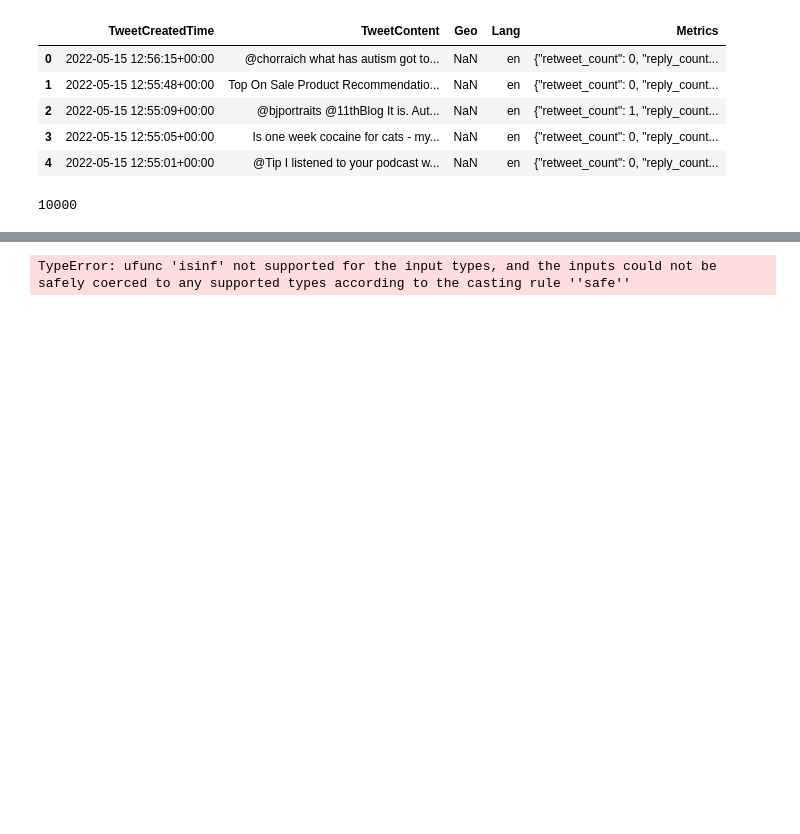
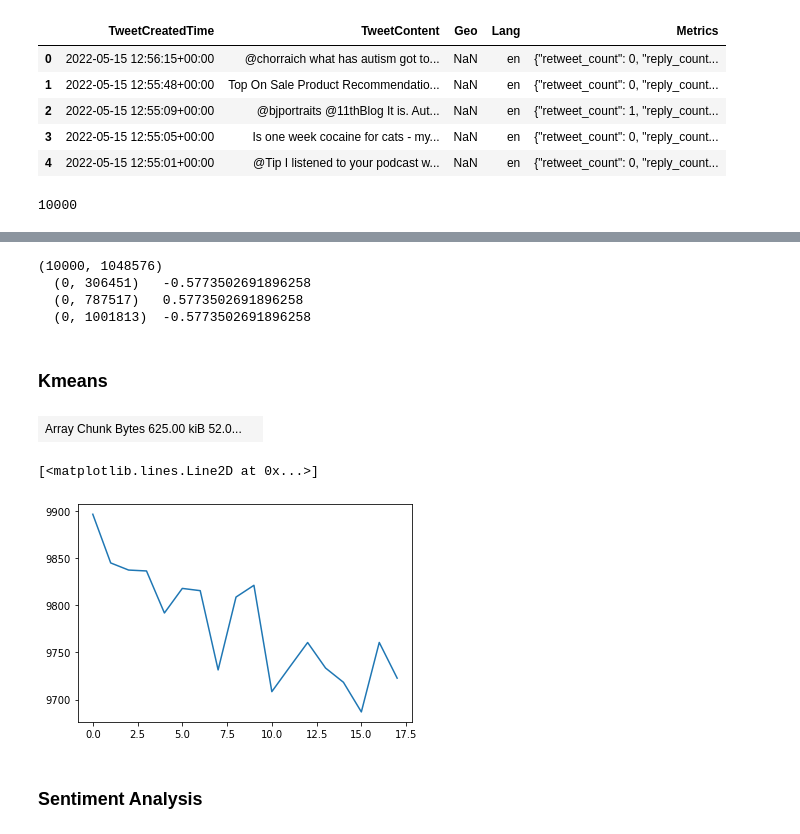
Before and after one commit to regmibishal1/data605-ASD, a Jupyter notebook: Data605-ASD-Project.ipynb, the cells around one changed output, grey strips where cells are left out. Saved outputs shown, nothing was run; the diff lists cells and outputs as text; code cells hidden in the pictures; blank space fills up the shorter version.

Commit message:
Finished KMeans

```diff
--- a/Data605-ASD-Project.ipynb
+++ b/Data605-ASD-Project.ipynb
@@ -185,0 +188,5 @@ display(data.head(5))
+# %%
+# Converting the data to array
+dataArr = data['CleanedTweet'].to_dask_array()
+dataArr.compute_chunk_sizes()
+dataArr
@@ -202,13 +240,60 @@ X
+# %%
+# Checking out the TFIDF
+print(Xh.shape)
+print (Xh[0])
+# %% [output]
+(10000, 1048576)
+  (0, 306451)   -0.5773502691896258
+  (0, 787517)   0.5773502691896258
+  (0, 1001813)  -0.5773502691896258
+# %% [markdown]
+### Kmeans
 # %%
 from dask_ml.cluster import KMeans
 import numpy as np
 
 
 km = KMeans()
-X.astype(np.float64, casting='safe').compute()
-km.fit_transform(X)
-# km.fit_transform(X.toarray())
+
+# Dask Way
+# X.astype(np.float64, casting='safe').compute()
+# km.fit_transform(X)
+
+# Sklearn way
+Xarr = np.asarray(X.todense())
+km.fit_transform(Xarr)
 # %% [output]
-TypeError: ufunc 'isinf' not supported for the input types, and the inputs could not be safely coerced to any supported types according to the casting rule ''safe''
+| Array Chunk Bytes 625.00 kiB 52.0... |  |
 # %%
-import dask_ml.model_selection as dcv
+from sklearn.metrics import silhouette_score as ss
+from dask_ml.cluster import KMeans
+
+
+inertias = []
+di = pd.DataFrame(columns=["k","inertia","model","sil"])
+di = di.set_index('k')
+
+for r in range(2, 20):
+
+    km = KMeans(n_clusters=r,random_state=1)
+    km.fit(Xarr,)
+
+    #get score
+    score = ss(Xarr,km.labels_)
+
+    ap = {"k":[r],"inertia":[km.inertia_],"model":[km],"sil":score}
+    d2 = pd.DataFrame(ap)
+    d2 = d2.set_index('k')
+
+    #append
+    di = pd.concat([di,d2])#,ignore_index=True)
+    inertias.append(km.inertia_)
+# %%
+import matplotlib.pyplot as plt
+
+plt.plot(inertias)
+# %% [output]
+[<matplotlib.lines.Line2D at 0x...>]
+[figure, added]
+# %% [markdown]
+### Sentiment Analysis
```
Also changed, not shown: parts of 8 cells of this notebook.
